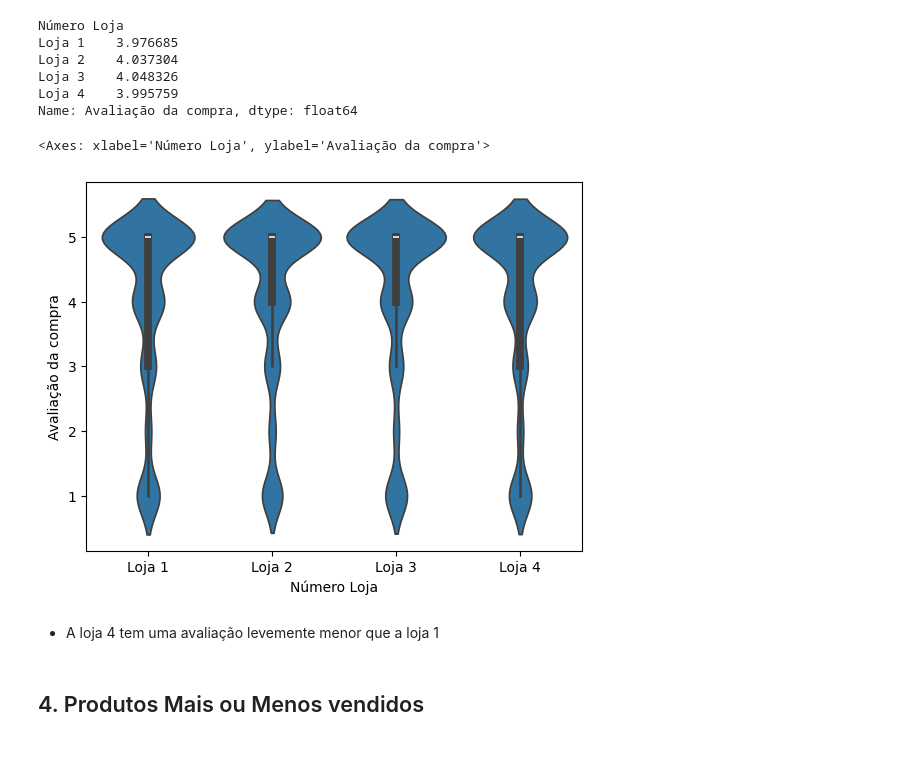
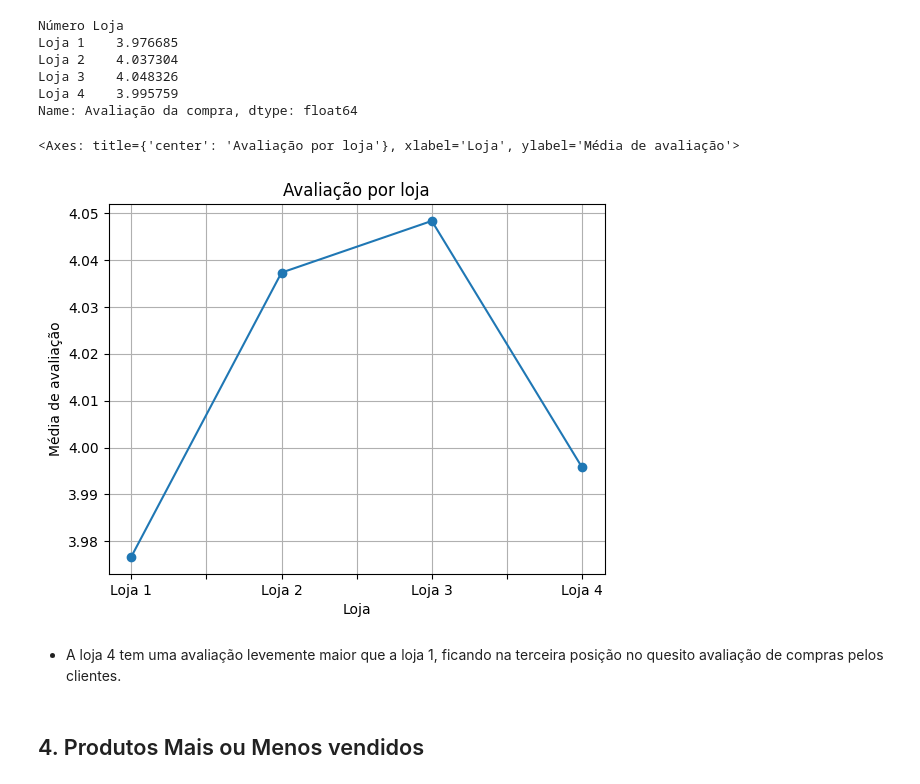
Before and after one commit to lu-scallop/eda-alura-store-challenge, a Jupyter notebook: notebooks/analise_lojas.ipynb, the cells around one changed output. Saved outputs shown, nothing was run; the diff lists cells and outputs as text; code cells hidden in the pictures; blank space fills up the shorter version.

```diff
--- a/notebooks/analise_lojas.ipynb
+++ b/notebooks/analise_lojas.ipynb
@@ -386,11 +387,16 @@ Loja 3    4.048326
 Loja 4    3.995759
 Name: Avaliação da compra, dtype: float64
 # %%
-sns.violinplot(data=df, x="Número Loja", y="Avaliação da compra")
+df_avaliacao.plot(kind="line",
+                  marker="o",
+                  grid=(True),
+                  title="Avaliação por loja",
+                  xlabel="Loja",
+                  ylabel="Média de avaliação")
 # %% [output]
-<Axes: xlabel='Número Loja', ylabel='Avaliação da compra'>
+<Axes: title={'center': 'Avaliação por loja'}, xlabel='Loja', ylabel='Média de avaliação'>
-[figure, old version]
+[figure, new version]
 # %% [markdown]
-* A loja 4 tem uma avaliação levemente menor que a loja 1
+* A loja 4 tem uma avaliação levemente maior que a loja 1, ficando na terceira posição no quesito avaliação de compras pelos clientes.
 # %% [markdown]
 ## 4. Produtos Mais ou Menos vendidos
```
Also changed, not shown: parts of 24 cells of this notebook, 10 other files.
